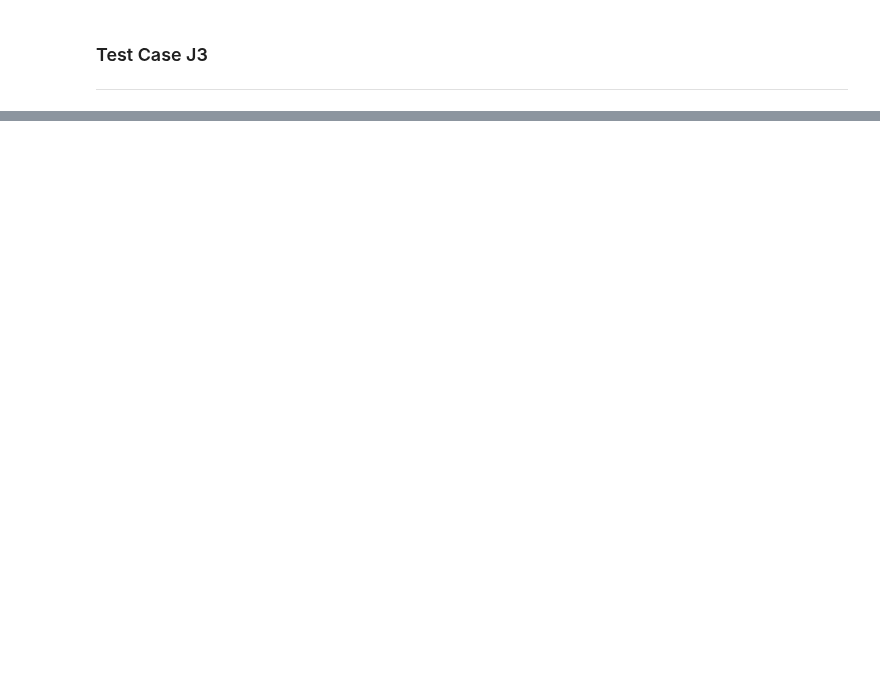
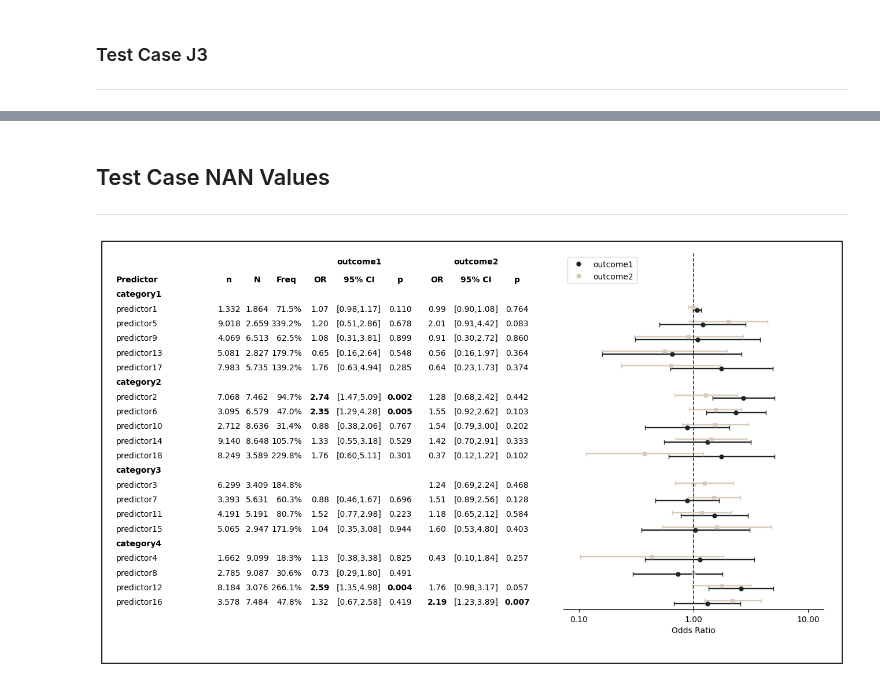
Before and after one commit to shervin-taheripour/forestplotx, a Jupyter notebook: notebooks/plot_test.ipynb, the cells around one changed output, grey strips where cells are left out. Cells and saved outputs as stored; diff of their text form; code cells hidden in the pictures; blank space fills up the shorter version.

```diff
--- a/notebooks/plot_test.ipynb
+++ b/notebooks/plot_test.ipynb
@@ -303,0 +354,36 @@ fig, axes = forest_plot(
+# %% [markdown]
+## Test Case NAN Values
+
+---
+# %%
+import numpy as np
+import pandas as pd
+from forestplotx.plot import forest_plot
+
+# Base data (already exponentiated OR scale)
+df = pd.read_csv("../data/data_modeltype_binom.csv")
+
+# Add general stats (4-digit style)
+rng = np.random.default_rng(123)
+df["n"] = rng.integers(1200, 9800, len(df))
+df["N"] = rng.integers(1200, 9800, len(df))
+
+# Force one predictor row to become "null row" (strict rule: any missing in effect/CI/p)
+mask = (df["predictor"] == "predictor3") & (df["outcome"] == "outcome1")
+df.loc[mask, ["OR"]] = np.nan
+
+# Optional: second null to test multiple gray rows
+mask2 = (df["predictor"] == "predictor8") & (df["outcome"] == "outcome2")
+df.loc[mask2, ["p_value"]] = np.nan
+
+fig, axes = forest_plot(
+    df=df,
+    model_type="binom",
+    exponentiate=False,          # important for this dataset
+    outcomes=["outcome1", "outcome2"],
+    show_general_stats=True,
+    show=True,
+    save=None,
+)
+# %% [output]
+[figure, added]
```
Also changed, not shown: parts of 9 cells of this notebook, 6 other files.
